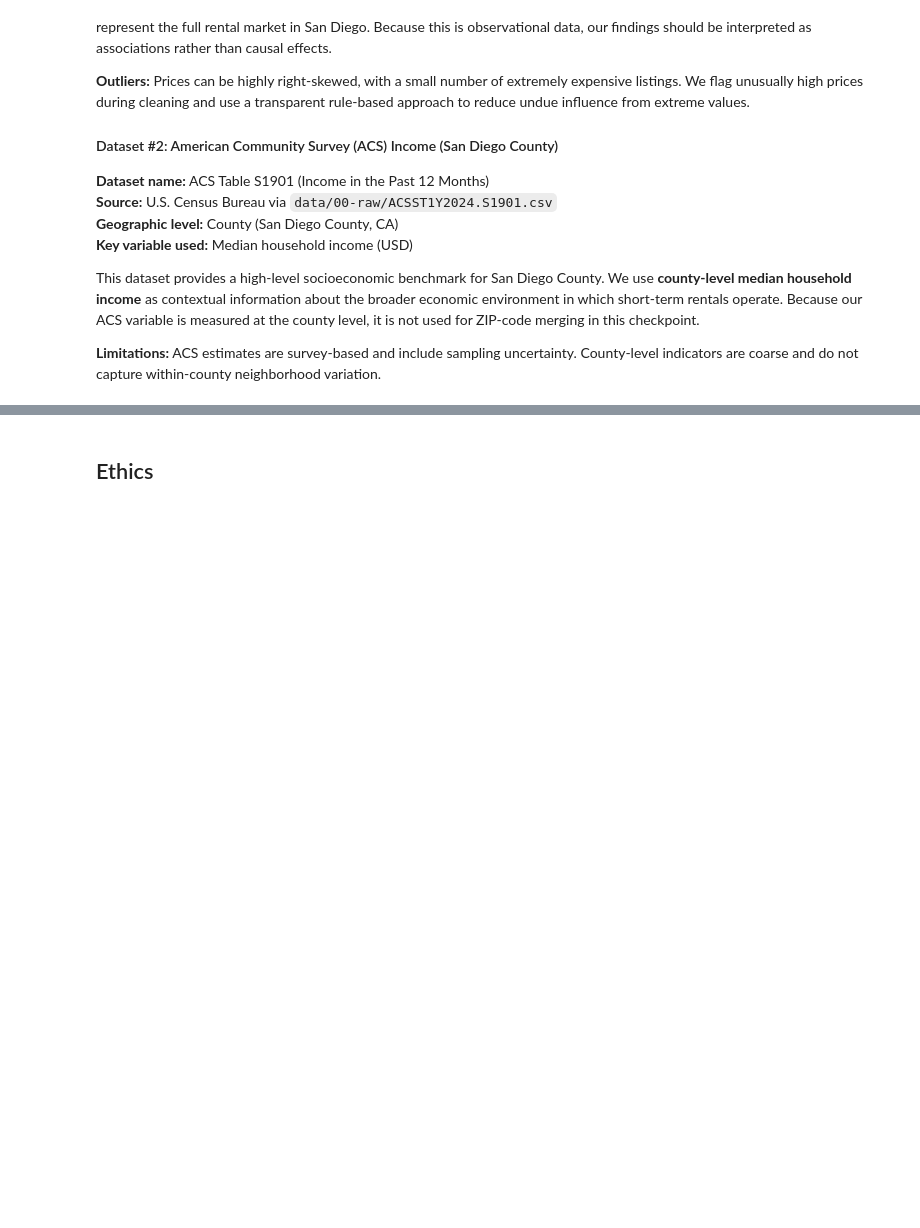
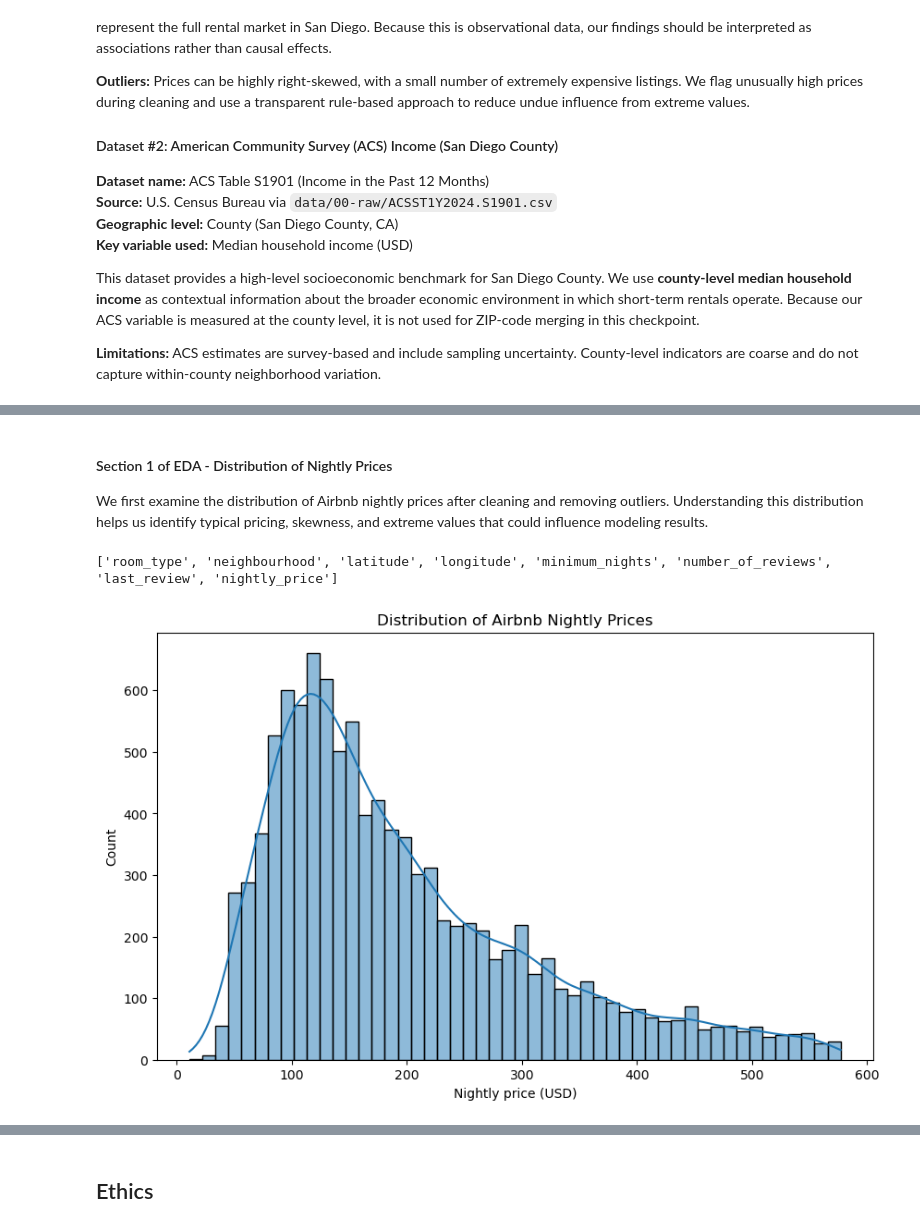
Before and after one commit to COGS108/Group082_WI26, a Jupyter notebook: 02-EDACheckpoint.ipynb, the cells around one changed output, grey strips where cells are left out. Drawn from its saved outputs; the diff is of its cells as text; code cells hidden in the pictures; blank space fills up the shorter version.

```diff
--- a/02-EDACheckpoint.ipynb
+++ b/02-EDACheckpoint.ipynb
@@ -389,0 +405,24 @@ Some more words and stuff.  Remember notebooks work best if you interleave the c
+# %% [markdown]
+#### Section 1 of EDA - Distribution of Nightly Prices
+
+We first examine the distribution of Airbnb nightly prices after cleaning and removing outliers.
+Understanding this distribution helps us identify typical pricing, skewness, and extreme values that could influence modeling results.
+# %%
+import pandas as pd
+
+df = pd.read_csv("data/02-processed/listings_clean.csv")
+
+df.columns = df.columns.str.strip().str.lower().str.replace(' ', '_')
+
+print(df.columns.tolist())
+
+# Plot distribution of nightly_price
+plt.figure(figsize=(10,6))
+sns.histplot(df['nightly_price'], bins=50, kde=True)
+plt.title("Distribution of Airbnb Nightly Prices")
+plt.xlabel("Nightly price (USD)")
+plt.ylabel("Count")
+plt.show()
+# %% [output]
+['room_type', 'neighbourhood', 'latitude', 'longitude', 'minimum_nights', 'number_of_reviews', 'last_review', 'nightly_price']
+[figure, added]
```
Also changed, not shown: parts of 44 cells of this notebook.
